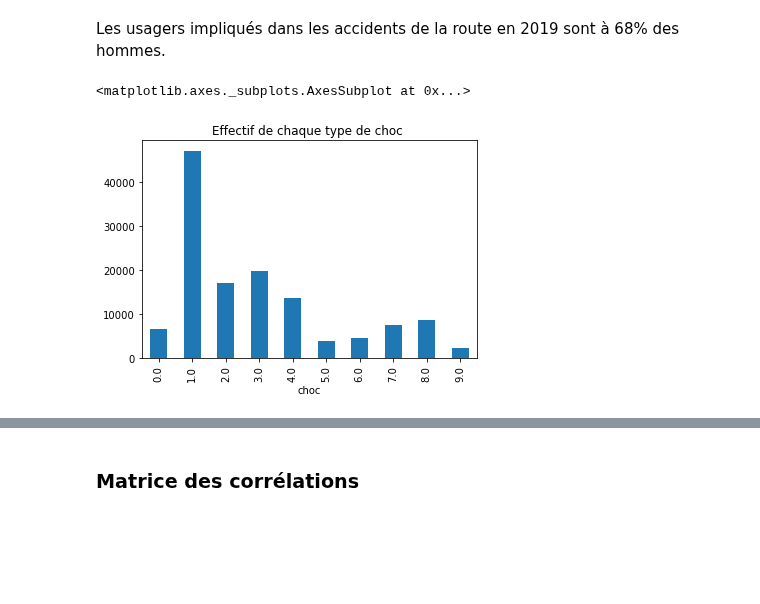
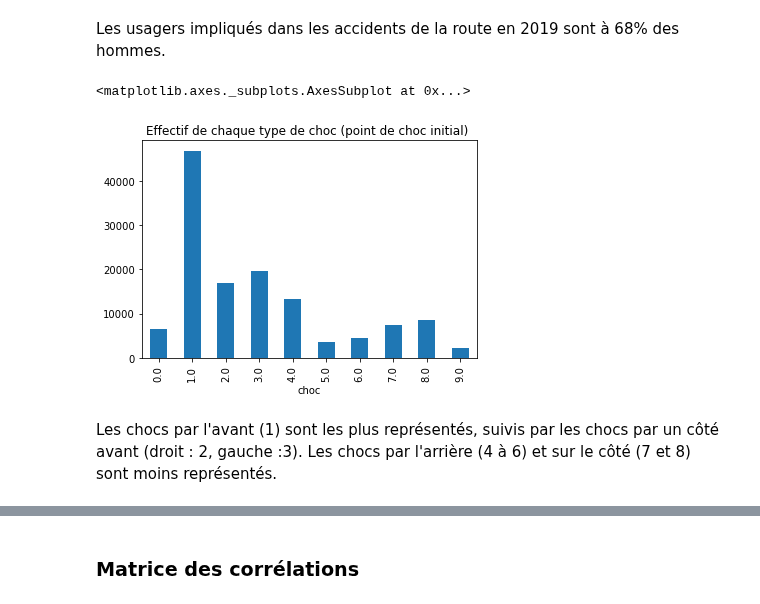
Before and after one commit to helene-78/Accidents, a Jupyter notebook: Projet_complet.ipynb, the cells around one changed output, grey strips where cells are left out. Cells and saved outputs as stored; diff of their text form; code cells hidden in the pictures; blank space fills up the shorter version.

```diff
--- a/Projet_complet.ipynb
+++ b/Projet_complet.ipynb
@@ -150,6 +150,7 @@ Index(['jour', 'mois', 'an', 'hrmn', 'lum', 'dep', 'agg', 'int', 'atm', 'col',
 df_utiles.loc[(df_utiles['vma'] > 130), 'vma']=np.nan
 df_utiles.loc[(df_utiles['vma'] < 0), 'vma']=np.nan
 df_utiles.loc[(df_utiles['atm'] < 0), 'atm']=np.nan
+df_utiles.loc[(df_utiles['nbv'] < 0), 'nbv']=np.nan
 df_utiles.loc[(df_utiles['prof'] < 0), 'prof']=np.nan
 df_utiles.loc[(df_utiles['surf'] < 0), 'surf']=np.nan
 df_utiles.loc[(df_utiles['infra'] < 0), 'infra']=np.nan
@@ -304,7 +304,9 @@ df_sexe.plot.pie(label = "", title = "Diagramme circulaire des usagers impliqué
 # %% [markdown]
 Les usagers impliqués dans les accidents de la route en 2019 sont à 68% des hommes.
 # %%
-df_utiles.groupby('choc').size().plot.bar(title = "Effectif de chaque type de choc ")
+df_utiles.groupby('choc').size().plot.bar(title = "Effectif de chaque type de choc (point de choc initial) ")
 # %% [output]
 <matplotlib.axes._subplots.AxesSubplot at 0x...>
-[figure, old version]
+[figure, new version]
+# %% [markdown]
+Les chocs par l'avant (1) sont les plus représentés, suivis par les chocs par un côté avant (droit : 2, gauche :3). Les chocs par l'arrière (4 à 6) et sur le côté (7 et 8) sont moins représentés.
```
Also changed, not shown: parts of 45 cells of this notebook.
